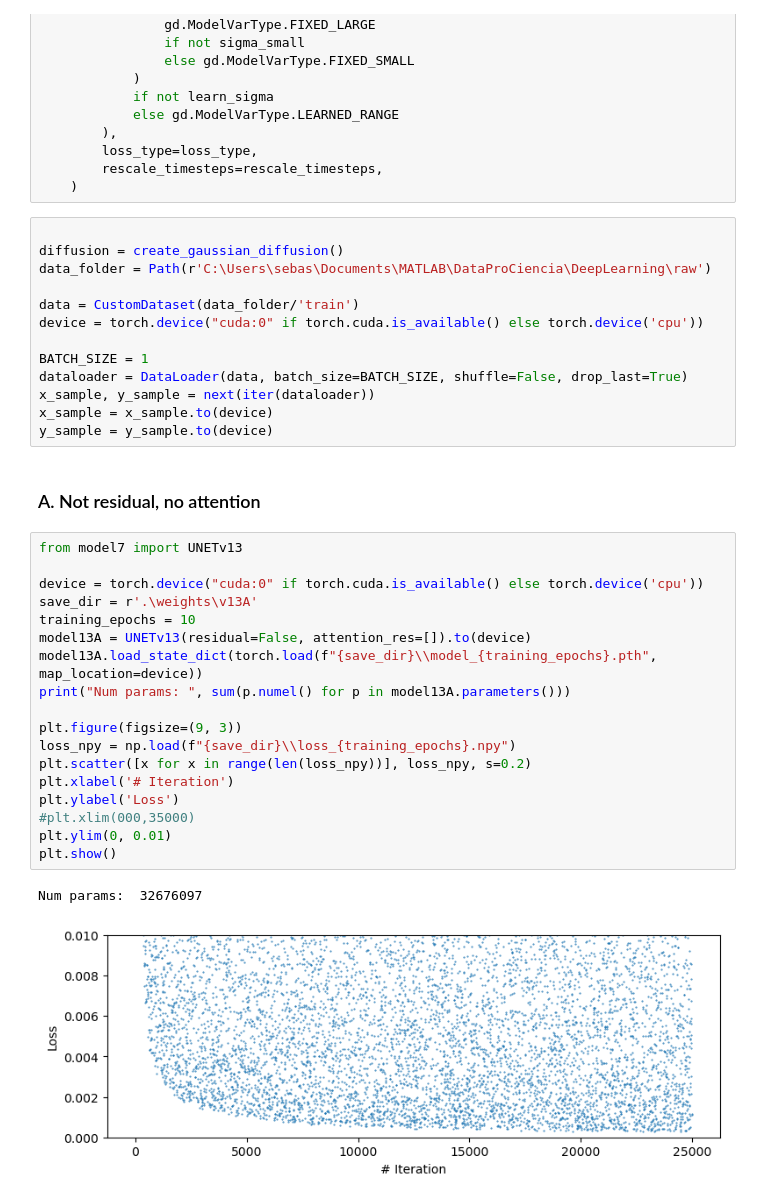
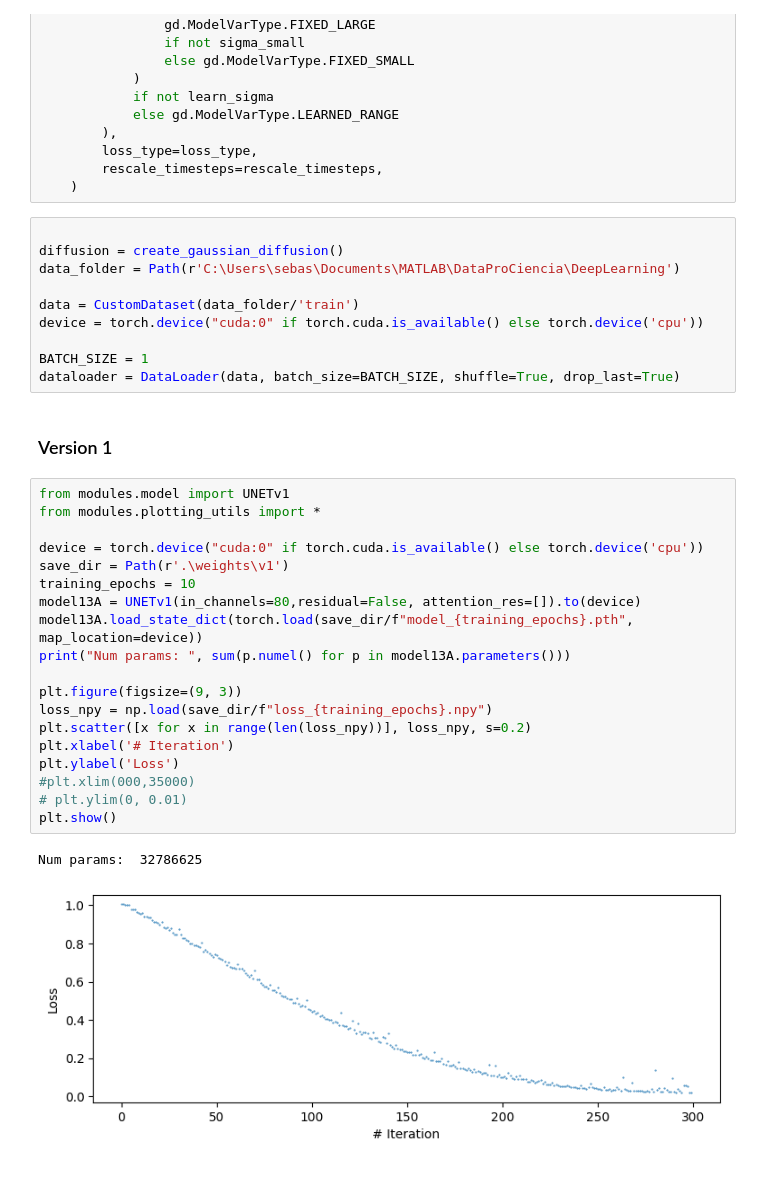
Before and after one commit to SebastianMerino/DL-Attenuation, a Jupyter notebook: sampling_simple.ipynb, the cells around one changed output. Drawn from its saved outputs; the diff is of its cells as text.

```diff
--- a/sampling_simple.ipynb
+++ b/sampling_simple.ipynb
@@ -49,37 +49,35 @@ def create_gaussian_diffusion(
 # %%
 
 diffusion = create_gaussian_diffusion()
-data_folder = Path(r'C:\Users\sebas\Documents\MATLAB\DataProCiencia\DeepLearning\raw')
+data_folder = Path(r'C:\Users\sebas\Documents\MATLAB\DataProCiencia\DeepLearning')
 
 data = CustomDataset(data_folder/'train')
 device = torch.device("cuda:0" if torch.cuda.is_available() else torch.device('cpu'))
 
 BATCH_SIZE = 1
-dataloader = DataLoader(data, batch_size=BATCH_SIZE, shuffle=False, drop_last=True)
-x_sample, y_sample = next(iter(dataloader))
-x_sample = x_sample.to(device)
-y_sample = y_sample.to(device)
+dataloader = DataLoader(data, batch_size=BATCH_SIZE, shuffle=True, drop_last=True)
-# %% [markdown]
-
-###  A. Not residual, no attention
+# %% [markdown]
+
+###  Version 1
 # %%
-from model7 import UNETv13
+from modules.model import UNETv1
+from modules.plotting_utils import *
 
 device = torch.device("cuda:0" if torch.cuda.is_available() else torch.device('cpu'))
-save_dir = r'.\weights\v13A'
+save_dir = Path(r'.\weights\v1')
 training_epochs = 10
-model13A = UNETv13(residual=False, attention_res=[]).to(device)
-model13A.load_state_dict(torch.load(f"{save_dir}\\model_{training_epochs}.pth", map_location=device))
+model13A = UNETv1(in_channels=80,residual=False, attention_res=[]).to(device)
+model13A.load_state_dict(torch.load(save_dir/f"model_{training_epochs}.pth", map_location=device))
 print("Num params: ", sum(p.numel() for p in model13A.parameters()))
 
 plt.figure(figsize=(9, 3))
-loss_npy = np.load(f"{save_dir}\\loss_{training_epochs}.npy")
+loss_npy = np.load(save_dir/f"loss_{training_epochs}.npy")
 plt.scatter([x for x in range(len(loss_npy))], loss_npy, s=0.2)
 plt.xlabel('# Iteration')
 plt.ylabel('Loss')
 #plt.xlim(000,35000)
-plt.ylim(0, 0.01)
+# plt.ylim(0, 0.01)
 plt.show()
 # %% [output]
-Num params:  32676097
+Num params:  32786625
-[figure, old version]
+[figure, new version]
```
Also changed, not shown: parts of 3 cells of this notebook, 7 other files.
